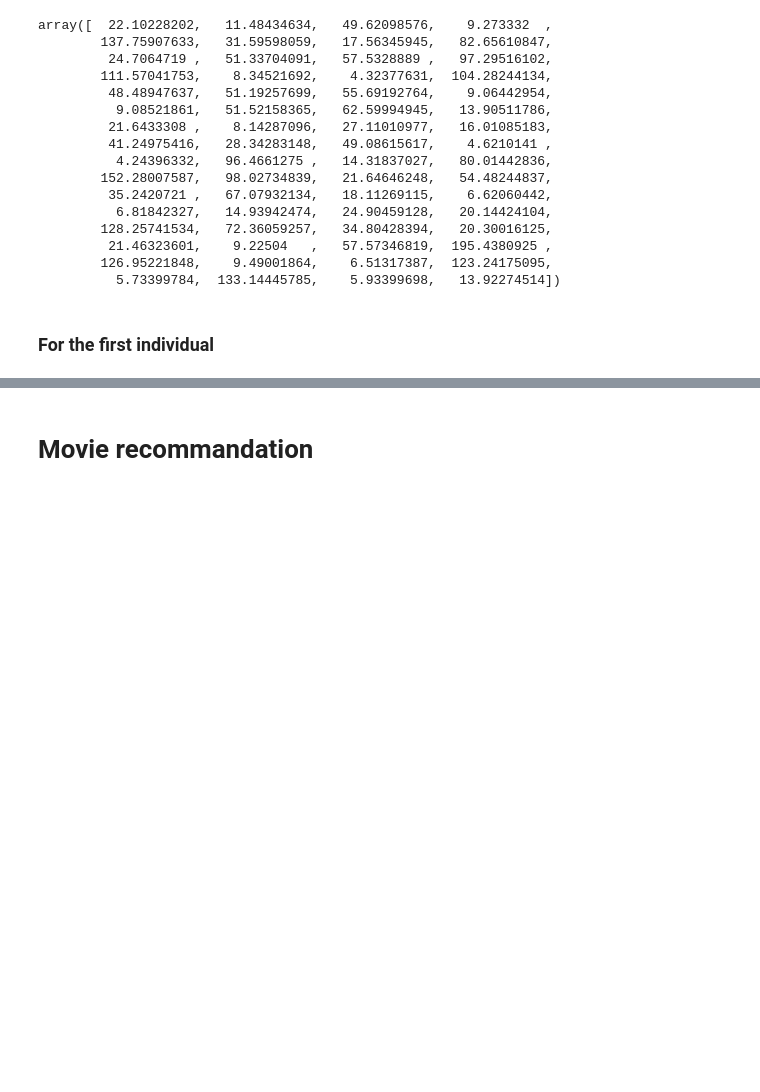
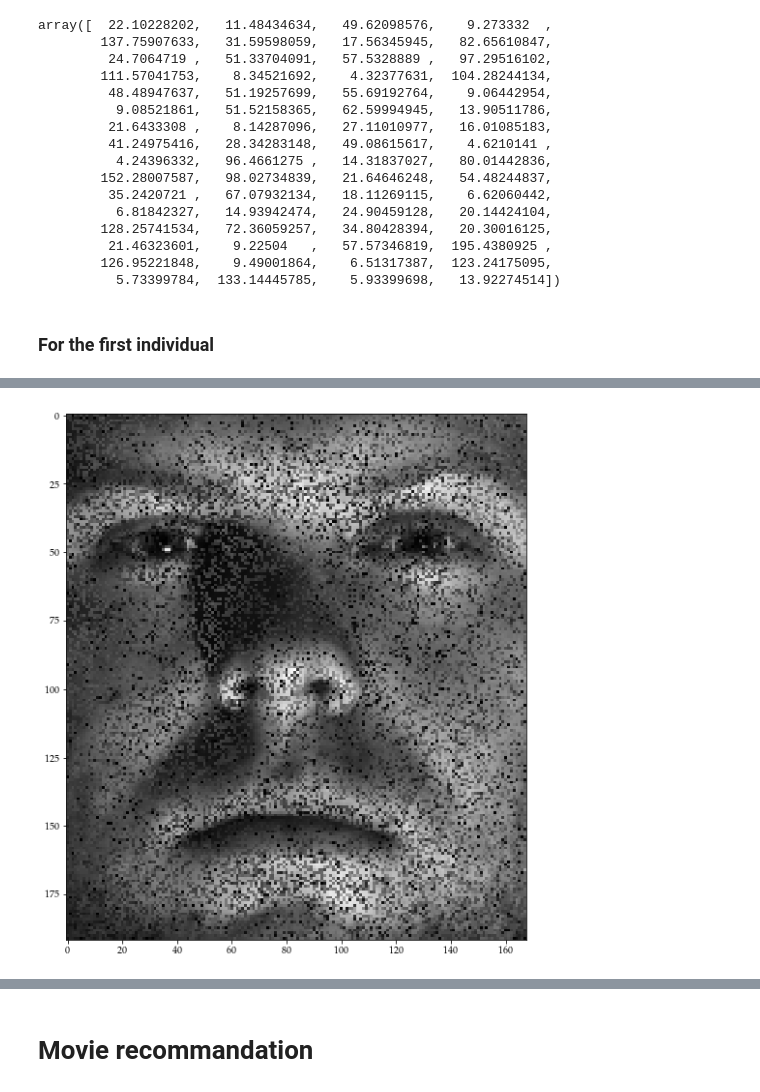
Before and after one commit to VincentMatthys/Unsupervised, a Jupyter notebook: project1/Draft.ipynb, the cells around one changed output, grey strips where cells are left out. Drawn from its saved outputs; the diff is of its cells as text; code cells hidden in the pictures; blank space fills up the shorter version.

```diff
--- a/project1/Draft.ipynb
+++ b/project1/Draft.ipynb
@@ -48,7 +46,7 @@ def svalue_thresholding(mat, epsilon):
     :param epsilon: value of threshold
     :return mat: thresholded matrix
     """
-    u, s, v = np.linalg.svd(mat, full_matrices = False, compute_uv = 1)
+    u, s, v = svd(mat, full_matrices = False, lapack_driver = 'gesvd')
     soft_thresholding(s, epsilon)
     return u.dot(np.diag(s).dot(v))
 # %% [markdown]
@@ -262,16 +242,28 @@ MSE2 = MSE.copy()
+# %%
+# D = faces['yaleB01']
+# MSE = {}
+# RES = {}
+n_cols = 64
+# tau_range = [200000, 400000, 600000]
+tau_range = [50000, 100000, 200000, 400000, 600000]
+# tau_range = [1000, 10000, 50000, 100000, 2000000, 300000, 400000, 500000, 600000, 700000, 1000000]
 # %%
-D = faces['yaleB01']
-MSE = {}
-RES = {}
-n_cols = 10
-for M in [30., 50, 70, 80, 90]:
+start_time = time.time()
+for M in np.arange(1, 10) * 10.:
     print ("--------------- % of missing entries : {} ---------------".format(M/100))
     MSE[M] = {}
     RES[M] = {}
-    for t in [50000, 100000, 200000, 400000, 600000]:
-        print ("Power for entrepreneurs : {}".format(t))
-        RES[M][t] = lrmc(D["data"][:, :n_cols], D[M][:, :n_cols], tau = t, beta = min(2, 1/(1-M/100)), tol = 100)
-        MSE[M][t] = ((D["data"][:, :n_cols] - RES[M][t]) ** 2).mean(axis = 0)
+    for t in range(len(tau_range)):
+        print ("Power for entrepreneurs : {}".format(tau_range[t]))
+        RES[M][tau_range[t]] = lrmc(D["data"][:, :n_cols], D[M][:, :n_cols],
+                         tau = tau_range[t],
+                         beta = min(2, 1/(1-M/100.)),
+                         tol = 10e-4,
+                         A_init = RES[M][tau_range[t - 1]] if t > 0 else 0)
+        MSE[M][tau_range[t]] = ((D["data"][:, :n_cols] - RES[M][tau_range[t]]) ** 2).mean(axis = 0)
+
+end_time = time.time()
+print("total time taken this loop: ", end_time - start_time)
 # %% [output]
 --------------- % of missing entries : 0.3 ---------------
 Power for entrepreneurs : 50000
@@ -283,0 +286,5 @@ Power for entrepreneurs : 50000
+# %%
+plt.figure(figsize = (10, 10))
+plt.imshow(RES[50][100000][:,0].reshape(192,168), cmap = "gray");
+# %% [output]
+[figure, added]
```
Also changed, not shown: parts of 8 cells of this notebook, 12 other files.
